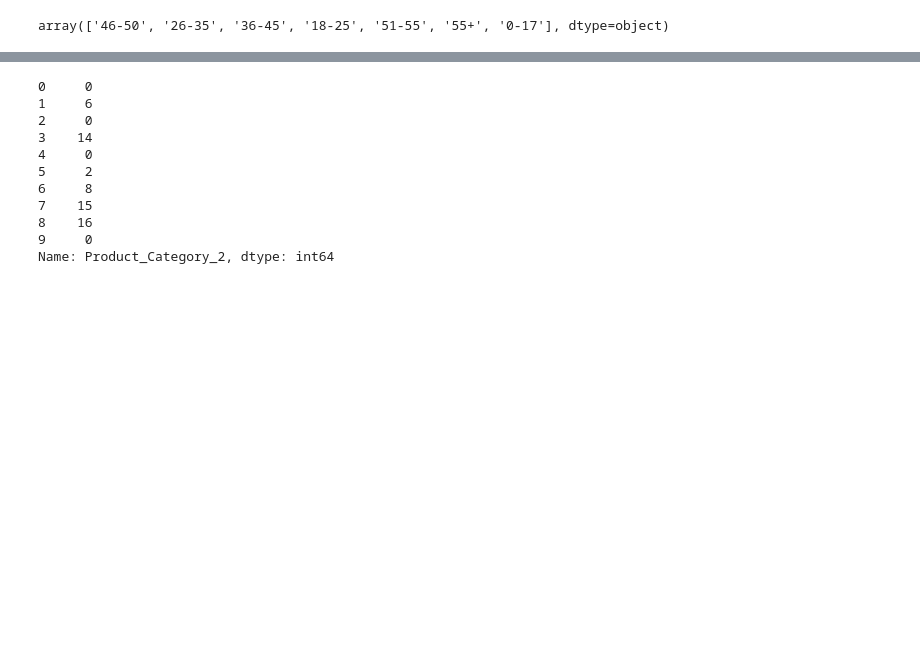
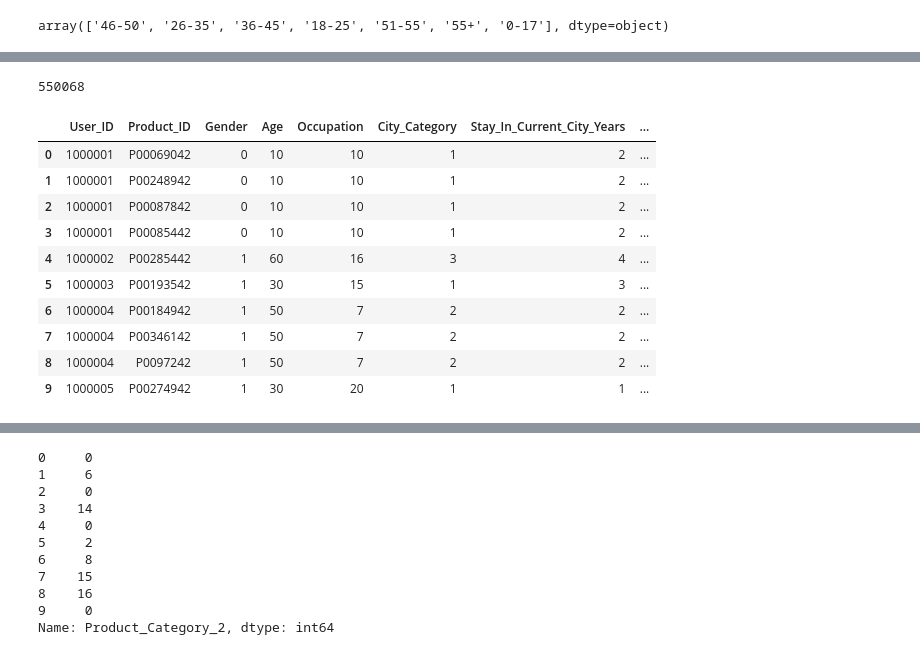
Before and after one commit to hemanth171/Predict_Purchase_Amount_Of_A_Customer, a Jupyter notebook: Black_Friday_Prediction.ipynb, the cells around one changed output, grey strips where cells are left out. Drawn from its saved outputs; the diff is of its cells as text; code cells hidden in the pictures; blank space fills up the shorter version.

```diff
--- a/Black_Friday_Prediction.ipynb
+++ b/Black_Friday_Prediction.ipynb
@@ -242,0 +242,13 @@ Name: Age, dtype: int64
+# %%
+category_count_list = []
+for p1 in (train[['Product_Category_2','Product_Category_3']].values):
+    if ~np.isnan(p1[0]) & ~np.isnan(p1[1]):
+        category_count_list.append(3)
+    elif ~np.isnan(p1[0]) | ~np.isnan(p1[1]):
+        category_count_list.append(2)
+    else:
+        category_count_list.append(1)
+
+print (len(category_count_list))
+# %% [output]
+550068
@@ -242,0 +257,14 @@ Name: Age, dtype: int64
+# %%
+train.head(10)
+# %% [output]
+|  | User_ID | Product_ID | Gender | Age | Occupation | City_Category | Stay_In_Current_City_Years | ... |
+| 0 | 1000001 | P00069042 | 0 | 10 | 10 | 1 | 2 | ... |
+| 1 | 1000001 | P00248942 | 0 | 10 | 10 | 1 | 2 | ... |
+| 2 | 1000001 | P00087842 | 0 | 10 | 10 | 1 | 2 | ... |
+| 3 | 1000001 | P00085442 | 0 | 10 | 10 | 1 | 2 | ... |
+| 4 | 1000002 | P00285442 | 1 | 60 | 16 | 3 | 4 | ... |
+| 5 | 1000003 | P00193542 | 1 | 30 | 15 | 1 | 3 | ... |
+| 6 | 1000004 | P00184942 | 1 | 50 | 7 | 2 | 2 | ... |
+| 7 | 1000004 | P00346142 | 1 | 50 | 7 | 2 | 2 | ... |
+| 8 | 1000004 | P0097242 | 1 | 50 | 7 | 2 | 2 | ... |
+| 9 | 1000005 | P00274942 | 1 | 30 | 20 | 1 | 1 | ... |
```
Also changed, not shown: parts of 17 cells of this notebook.
